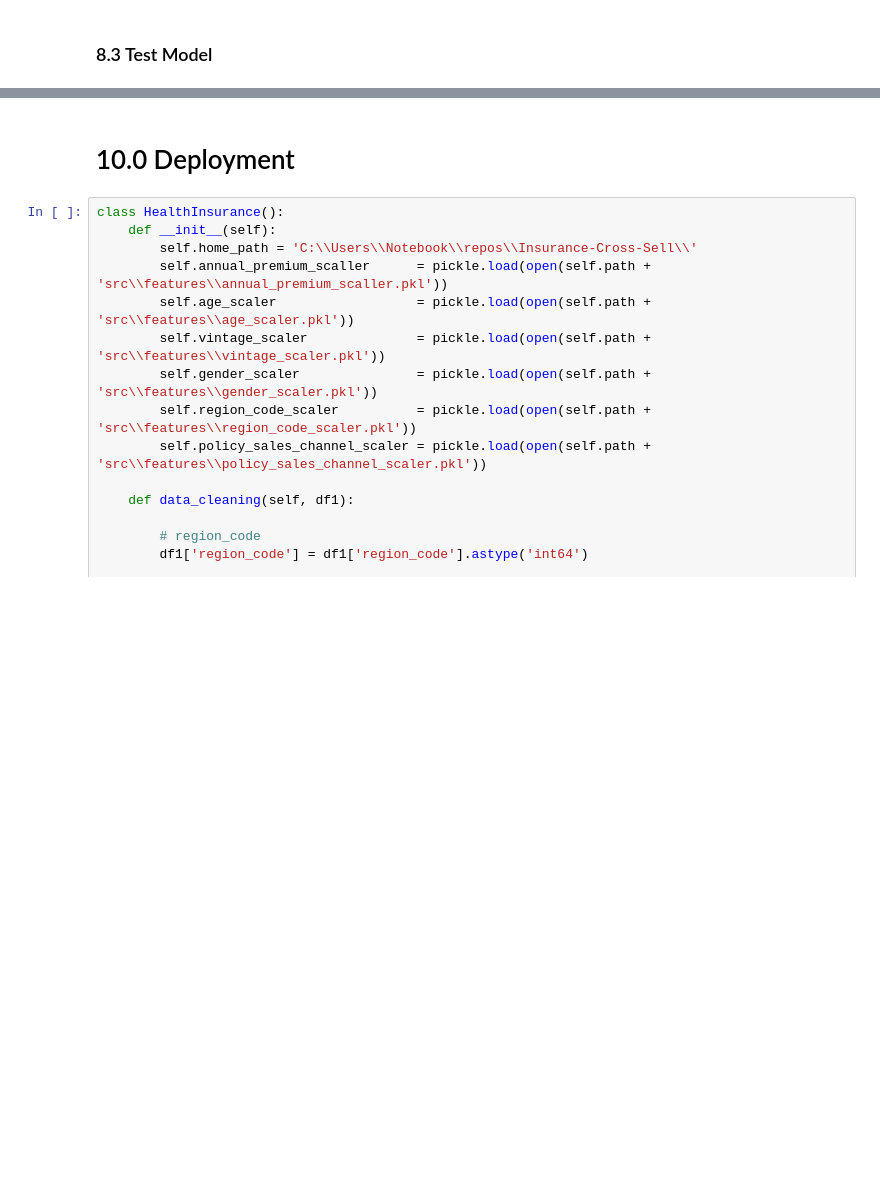
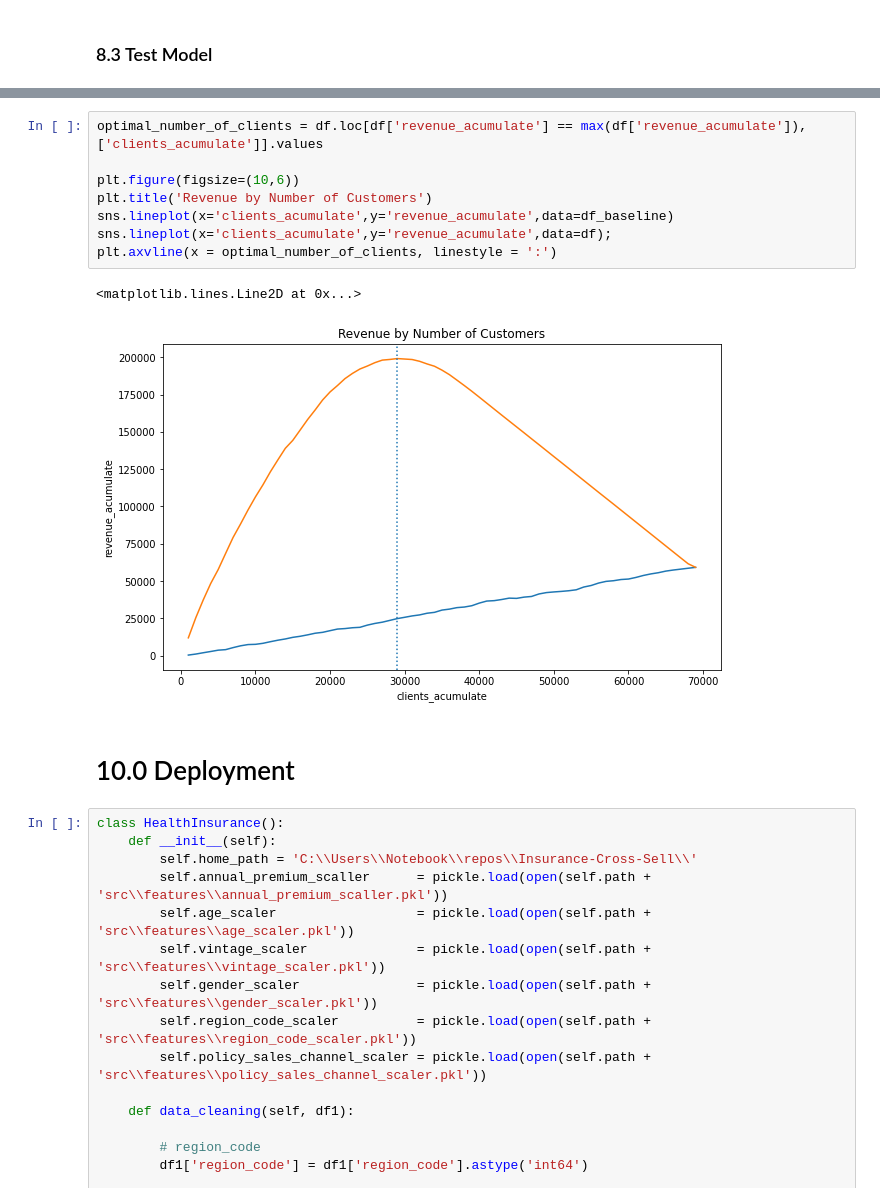
Before and after one commit to ArthurMesquita96/Insurance-Cross-Sell, a Jupyter notebook: insurance_cross_sell_notebook.ipynb, the cells around one changed output, grey strips where cells are left out. Cells and saved outputs as stored; diff of their text form; blank space fills up the shorter version.

```diff
--- a/insurance_cross_sell_notebook.ipynb
+++ b/insurance_cross_sell_notebook.ipynb
@@ -1250,3 +1368,14 @@ sns.lineplot(x='clients_acumulate',y='revenue_acumulate',data=df);
+# %%
+optimal_number_of_clients = df.loc[df['revenue_acumulate'] == max(df['revenue_acumulate']), ['clients_acumulate']].values
+
+plt.figure(figsize=(10,6))
+plt.title('Revenue by Number of Customers')
+sns.lineplot(x='clients_acumulate',y='revenue_acumulate',data=df_baseline)
+sns.lineplot(x='clients_acumulate',y='revenue_acumulate',data=df);
+plt.axvline(x = optimal_number_of_clients, linestyle = ':')
+# %% [output]
+<matplotlib.lines.Line2D at 0x...>
+[figure, added]
 # %% [markdown]
 # 10.0 Deployment
 # %%
```
Also changed, not shown: parts of 36 cells of this notebook, 6 other files.
